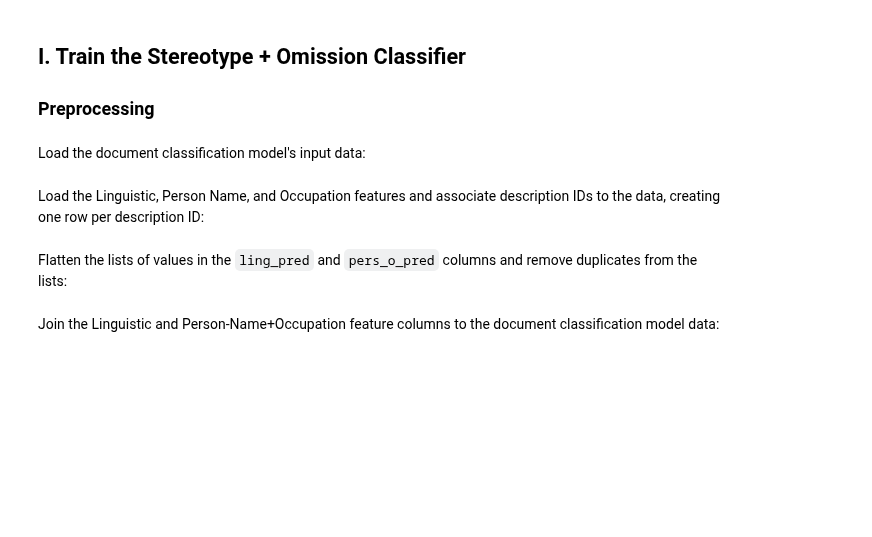
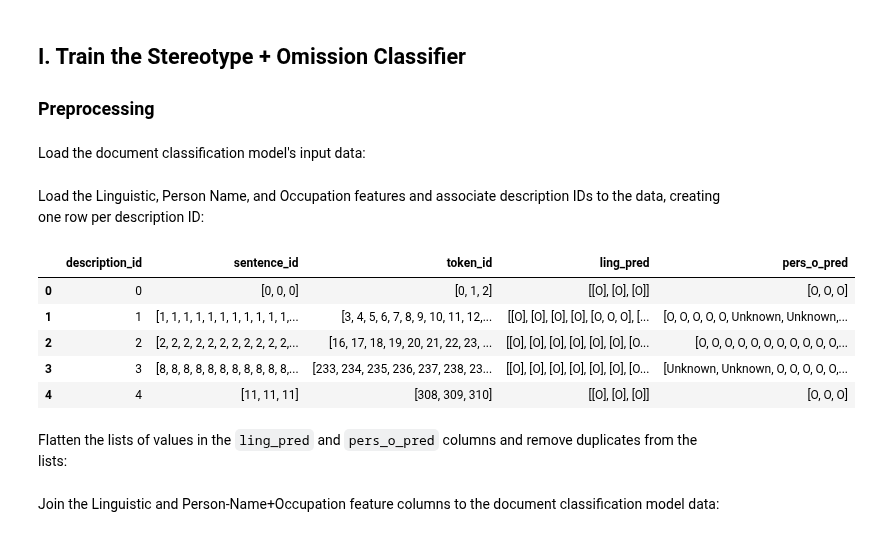
Before and after one commit to thegoose20/gender-bias, a Jupyter notebook: token_classification/Experiment1_Model3.ipynb, the cells around one changed output. Cells and saved outputs as stored; diff of their text form; code cells hidden in the pictures; blank space fills up the shorter version.

```diff
--- a/token_classification/Experiment1_Model3.ipynb
+++ b/token_classification/Experiment1_Model3.ipynb
@@ -120,7 +114,14 @@ df_desc_exploded = df_desc_exploded.astype("int64")
 # %%
 joined = df_features.join(df_desc_exploded.set_index(["sentence_id", "token_id"]), on=["sentence_id", "token_id"])
 grouped = utils.implodeDataFrame(joined, ["description_id"]).reset_index()
-# grouped.head()
+grouped.head()
+# %% [output]
+|  | description_id | sentence_id | token_id | ling_pred | pers_o_pred |
+| 0 | 0 | [0, 0, 0] | [0, 1, 2] | [[O], [O], [O]] | [O, O, O] |
+| 1 | 1 | [1, 1, 1, 1, 1, 1, 1, 1, 1, 1, 1,... | [3, 4, 5, 6, 7, 8, 9, 10, 11, 12,... | [[O], [O], [O], [O], [O, O, O], [... | [O, O, O, O, O, Unknown, Unknown,... |
+| 2 | 2 | [2, 2, 2, 2, 2, 2, 2, 2, 2, 2, 2,... | [16, 17, 18, 19, 20, 21, 22, 23, ... | [[O], [O], [O], [O], [O], [O], [O... | [O, O, O, O, O, O, O, O, O, O, O,... |
+| 3 | 3 | [8, 8, 8, 8, 8, 8, 8, 8, 8, 8, 8,... | [233, 234, 235, 236, 237, 238, 23... | [[O], [O], [O], [O], [O], [O], [O... | [Unknown, Unknown, O, O, O, O, O,... |
+| 4 | 4 | [11, 11, 11] | [308, 309, 310] | [[O], [O], [O]] | [O, O, O] |
 # %% [markdown]
 Flatten the lists of values in the `ling_pred` and `pers_o_pred` columns and remove duplicates from the lists:
 # %%
```
Also changed, not shown: parts of 17 cells of this notebook, 2 other files.
